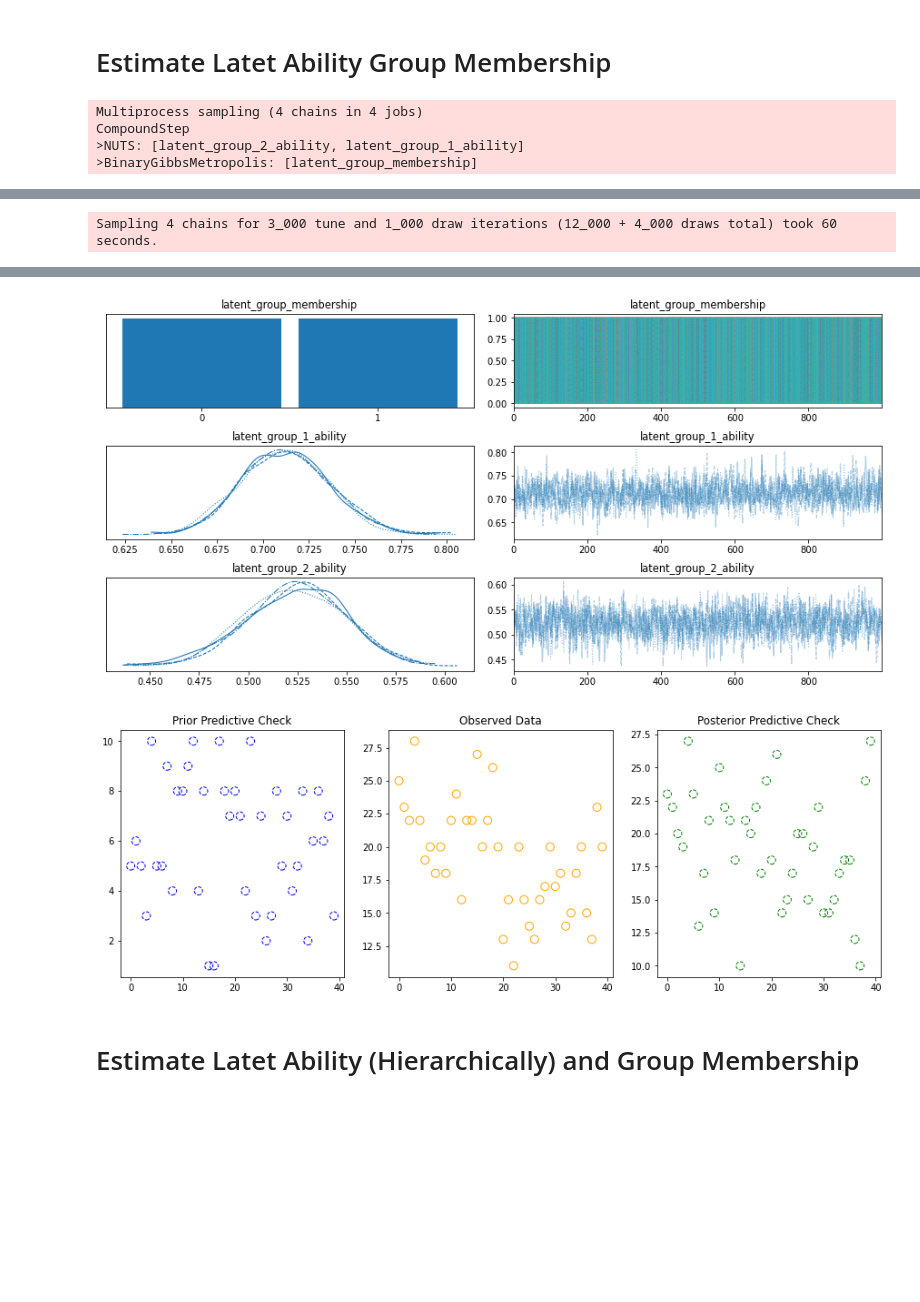
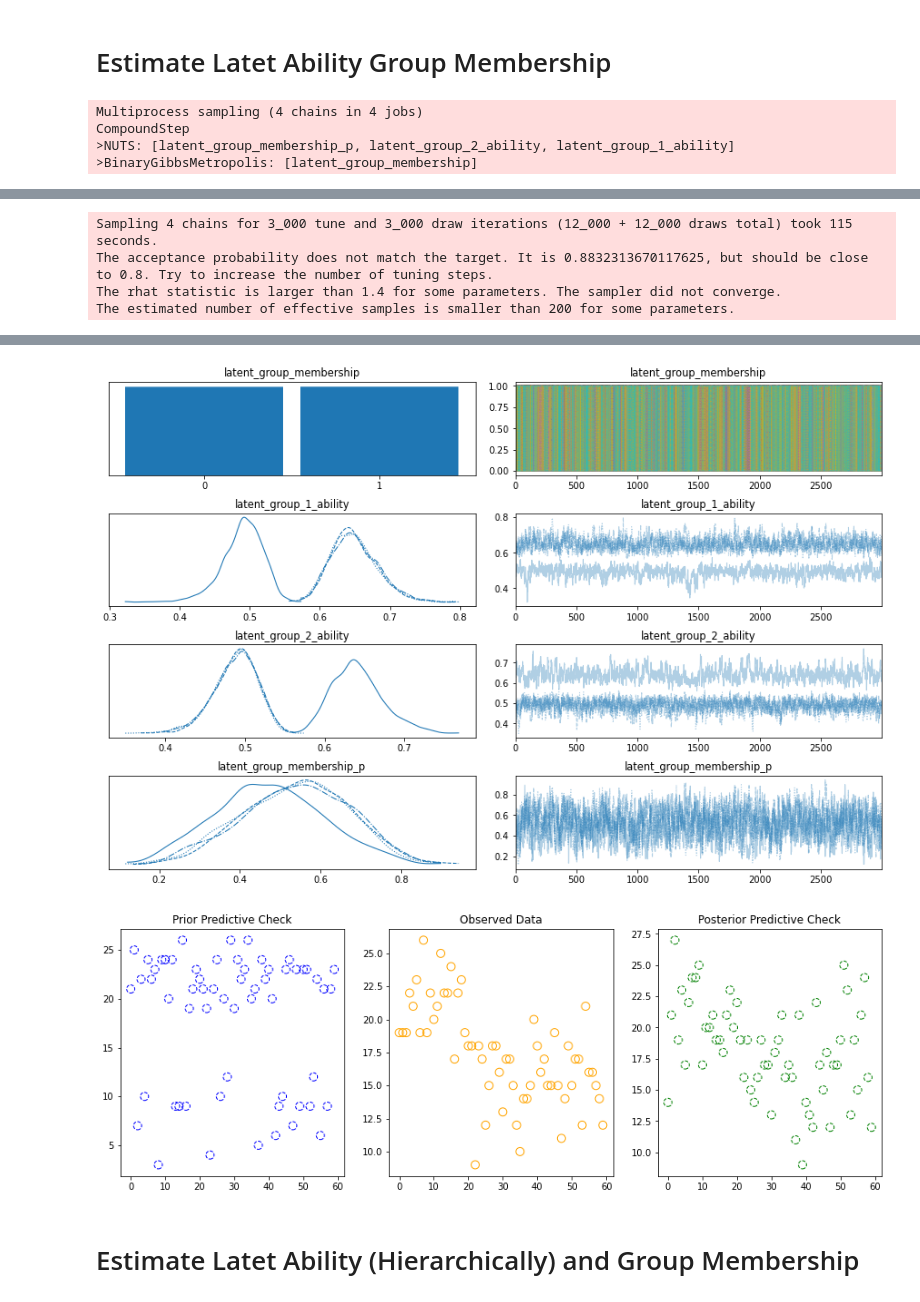
Before and after one commit to vb690/learning_bayes, a Jupyter notebook: books/bayesian_cognitive_modelling/chapter_6.ipynb, the cells around one changed output, grey strips where cells are left out. Saved outputs shown, nothing was run; the diff lists cells and outputs as text; code cells hidden in the pictures; blank space fills up the shorter version.

Commit message:
Added group size estimation

```diff
--- a/books/bayesian_cognitive_modelling/chapter_6.ipynb
+++ b/books/bayesian_cognitive_modelling/chapter_6.ipynb
@@ -14,8 +14,8 @@ PRPC_KWARGS={
     'samples': 1000
 }
 SAMPLING_KWARGS={
-    'draws': 1000,
-    'tune': 20000,
+    'draws': 3000,
+    'tune': 3000,
 }
 POPC_KWARGS={
     'samples': 1000
@@ -31,43 +31,50 @@ n_questions = 31
 obs_scores = np.hstack(
     [
         np.random.binomial(n=n_questions, p=p_group_1, size=size_groups),
-        np.random.binomial(n=n_questions, p=p_group_2, size=size_groups)
+        np.random.binomial(n=n_questions, p=p_group_2, size=size_groups*2)
     ]
 )
 
 model = estimate_latent_ability_membership(
     obs_scores=obs_scores,
     number_questions=31,
+    # if we don't specify informative priors
+    # the model is not able to efficiently distinguish
+    # between groups
     beta_1_kwargs={
-        'alpha': 1,
-        'beta': 1
+        'alpha': 4,
+        'beta': 2
     },
     beta_2_kwargs={
-        'alpha': 1,
-        'beta': 1
+        'alpha': 2,
+        'beta': 4
     },
-    bernoulli_kwargs={
-        'p': 0.5
+    beta_bernoulli_kwargs={
+        'alpha': 5,
+        'beta': 5
     }
 )
 
 plate, prpc, trace, popc = validate_model(
     model,
     PRPC_KWARGS,
     SAMPLING_KWARGS,
     POPC_KWARGS
 )
 plate
 # %% [output]
 Multiprocess sampling (4 chains in 4 jobs)
 CompoundStep
->NUTS: [latent_group_2_ability, latent_group_1_ability]
+>NUTS: [latent_group_membership_p, latent_group_2_ability, latent_group_1_ability]
 >BinaryGibbsMetropolis: [latent_group_membership]
 [interactive output not drawn]
-Sampling 4 chains for 3_000 tune and 1_000 draw iterations (12_000 + 4_000 draws total) took 60 seconds.
+Sampling 4 chains for 3_000 tune and 3_000 draw iterations (12_000 + 12_000 draws total) took 115 seconds.
+The acceptance probability does not match the target. It is 0.8832313670117625, but should be close to 0.8. Try to increase the number of tuning steps.
+The rhat statistic is larger than 1.4 for some parameters. The sampler did not converge.
+The estimated number of effective samples is smaller than 200 for some parameters.
 [interactive output not drawn]
 [drawing not drawn]
-[figure, old version]
+[figure, new version]
 # %%
 visualize_samples(
     observed=obs_scores,
@@ -76,7 +83,7 @@ visualize_samples(
     s=80
 )
 # %% [output]
-[figure, old version]
+[figure, new version]
 # %% [markdown]
 # Estimate Latet Ability (Hierarchically) and Group Membership
 # %%
```
Also changed, not shown: parts of 2 cells of this notebook, 1 other file.
